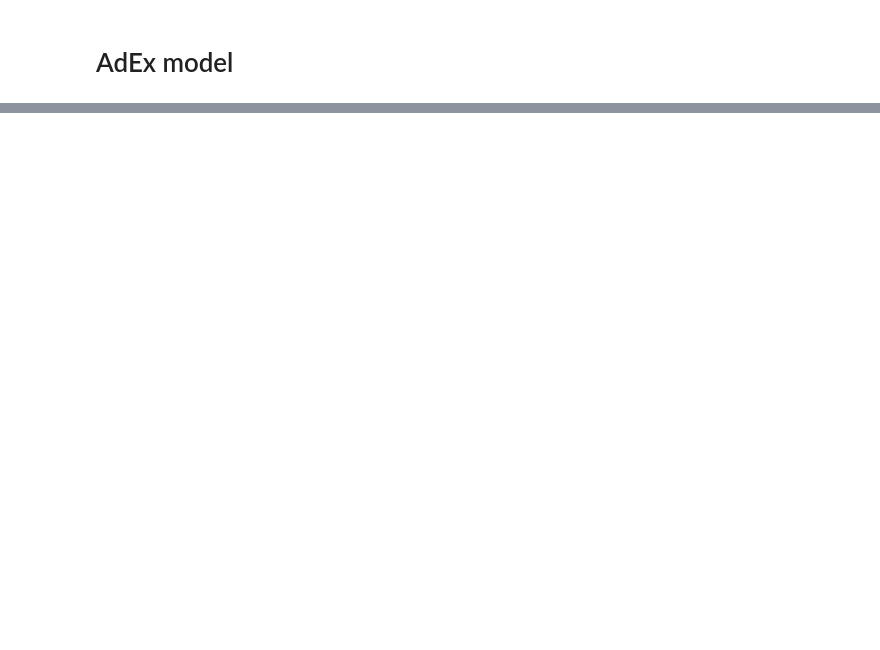
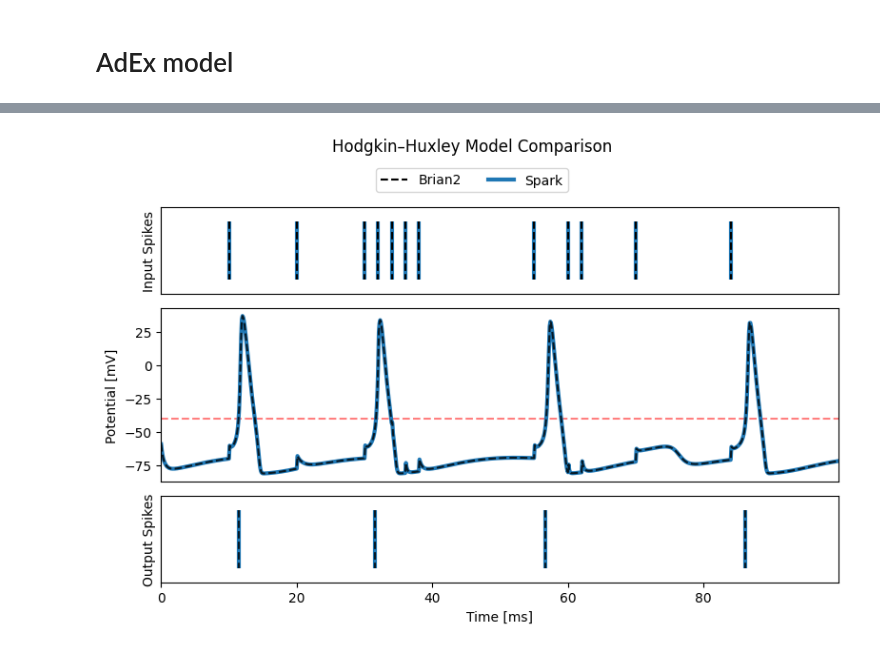
Before and after one commit to Nogarx/Spark, a Jupyter notebook: benchmarks/simulation_fidelity.ipynb, the cells around one changed output, grey strips where cells are left out. Saved outputs shown, nothing was run; the diff lists cells and outputs as text; code cells hidden in the pictures; blank space fills up the shorter version.

```diff
--- a/benchmarks/simulation_fidelity.ipynb
+++ b/benchmarks/simulation_fidelity.ipynb
@@ -128,0 +184,16 @@ single_neuron_plots(
+# %%
+from _plotting import single_neuron_plots
+
+single_neuron_plots(
+    INPUT_SPIKE_TIMES,
+    -40,
+    times,
+    potentials,
+    spikes,
+    times,
+    potentials,
+    spikes,
+    'Hodgkin–Huxley Model Comparison',
+)
+# %% [output]
+[figure, added]
```
Also changed, not shown: parts of 10 cells of this notebook, 3 other files.
